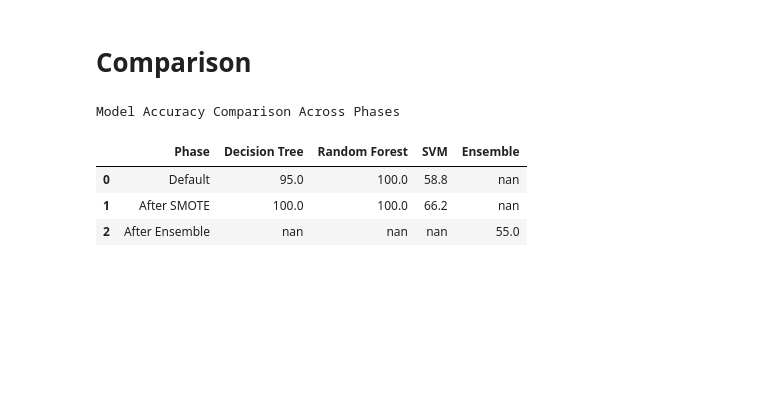
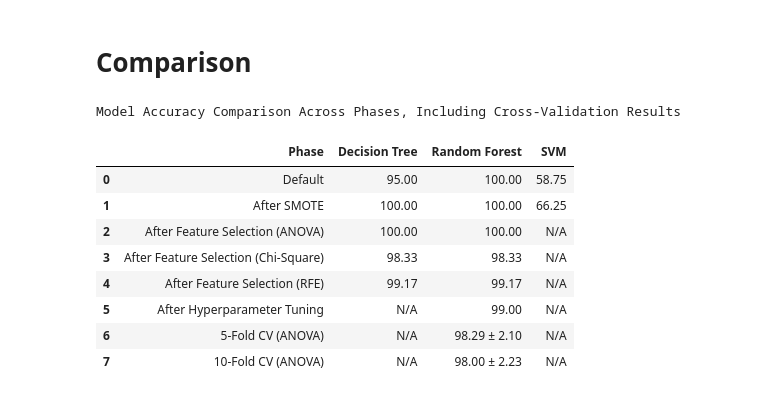
Before and after one commit to alamin147/kidney_disease, a Jupyter notebook: disease.ipynb, the cells around one changed output. Saved outputs shown, nothing was run; the diff lists cells and outputs as text; code cells hidden in the pictures; blank space fills up the shorter version.

```diff
--- a/disease.ipynb
+++ b/disease.ipynb
@@ -991,39 +991,55 @@ Prediction: 1
 # %%
 import pandas as pd
 
 # Create the accuracy data for different models and phases
 accuracy_data = {
-    'Phase': ['Default', 'After SMOTE', 'After Ensemble'],
-    'Decision Tree': [95.0, 100.0, None],  # Ensemble not applicable to Decision Tree
-    'Random Forest': [100.0, 100.0, None], # Ensemble not applicable to Random Forest
-    'SVM': [58.75, 66.25, None],           # SVM not included in ensemble phase
-    'Ensemble': [None, None, 55.0]          # Ensemble phase accuracy
+    'Phase': ['Default', 'After SMOTE', 'After Feature Selection (ANOVA)',
+              'After Feature Selection (Chi-Square)', 'After Feature Selection (RFE)',
+              'After Hyperparameter Tuning', '5-Fold CV (ANOVA)', '10-Fold CV (ANOVA)'],
+    'Decision Tree': [95.0, 100.0, 100.0, 98.33, 99.17, None, None, None],
+    'Random Forest': [100.0, 100.0, 100.0, 98.33, 99.17, 99.0, '98.29 ± 2.10', '98.00 ± 2.23'],
+    'SVM': [58.75, 66.25, None, None, None, None, None, None]
 }
 
-# Create a dataframe to store the accuracy values
+# Create a DataFrame
 accuracy_df = pd.DataFrame(accuracy_data)
 
-# Beautify the table with larger cells and text, and format the numbers to 1 decimal place
+# Beautify the table with enhanced styles
 styled_df = (accuracy_df.style
              .set_properties(**{
-                 'background-color': '#f2f2f2',
-                 'color': 'black',
-                 'border-color': 'black',
+                 'background-color': '#222222',  # Dark background color
+                 'color': '#f2f2f2',             # Light text color
+                 'border': '1px solid #444',     # Borders for cells
                  'text-align': 'center',
-                 'font-size': '26px',  # Increase font size
-                 'padding': '50px'     # Increase padding for larger cells
+                 'font-size': '14px',           # Adjust font size for clarity
+                 'padding': '10px'              # Padding for better readability
              })
              .set_table_styles([
-                 {'selector': 'thead th', 'props': [('background-color', '#4CAF50'), ('color', 'white'), ('text-align', 'center'), ('font-size', '18px'), ('padding', '12px')]},  # Larger header
-                 {'selector': 'th', 'props': [('text-align', 'center')]}
+                 {'selector': 'thead th',
+                  'props': [
+                      ('background-color', '#4CAF50'),  # Green header background
+                      ('color', 'white'),              # White text in header
+                      ('font-size', '16px'),           # Larger font for headers
+                      ('text-align', 'center'),
+                      ('padding', '12px')             # Extra padding for headers
+                  ]},
+                 {'selector': 'th', 'props': [('text-align', 'center')]},
+                 {'selector': 'tbody td', 'props': [('text-align', 'center')]}  # Align text to center in body
              ])
-             .set_caption("Model Accuracy Comparison Across Phases")
-             .format(precision=1))  # Format to one decimal place
+             .set_caption("Model Accuracy Comparison Across Phases, Including Cross-Validation Results")
+             .format(na_rep="N/A", precision=2)  # Replace NaN with "N/A" and format numbers to 2 decimal places
+            )
 
+# Display the styled DataFrame
 styled_df
 # %% [output]
-Model Accuracy Comparison Across Phases
+Model Accuracy Comparison Across Phases, Including Cross-Validation Results
-|  | Phase | Decision Tree | Random Forest | SVM | Ensemble |
-| 0 | Default | 95.0 | 100.0 | 58.8 | nan |
-| 1 | After SMOTE | 100.0 | 100.0 | 66.2 | nan |
-| 2 | After Ensemble | nan | nan | nan | 55.0 |
+|  | Phase | Decision Tree | Random Forest | SVM |
+| 0 | Default | 95.00 | 100.00 | 58.75 |
+| 1 | After SMOTE | 100.00 | 100.00 | 66.25 |
+| 2 | After Feature Selection (ANOVA) | 100.00 | 100.00 | N/A |
+| 3 | After Feature Selection (Chi-Square) | 98.33 | 98.33 | N/A |
+| 4 | After Feature Selection (RFE) | 99.17 | 99.17 | N/A |
+| 5 | After Hyperparameter Tuning | N/A | 99.00 | N/A |
+| 6 | 5-Fold CV (ANOVA) | N/A | 98.29 ± 2.10 | N/A |
+| 7 | 10-Fold CV (ANOVA) | N/A | 98.00 ± 2.23 | N/A |
```
